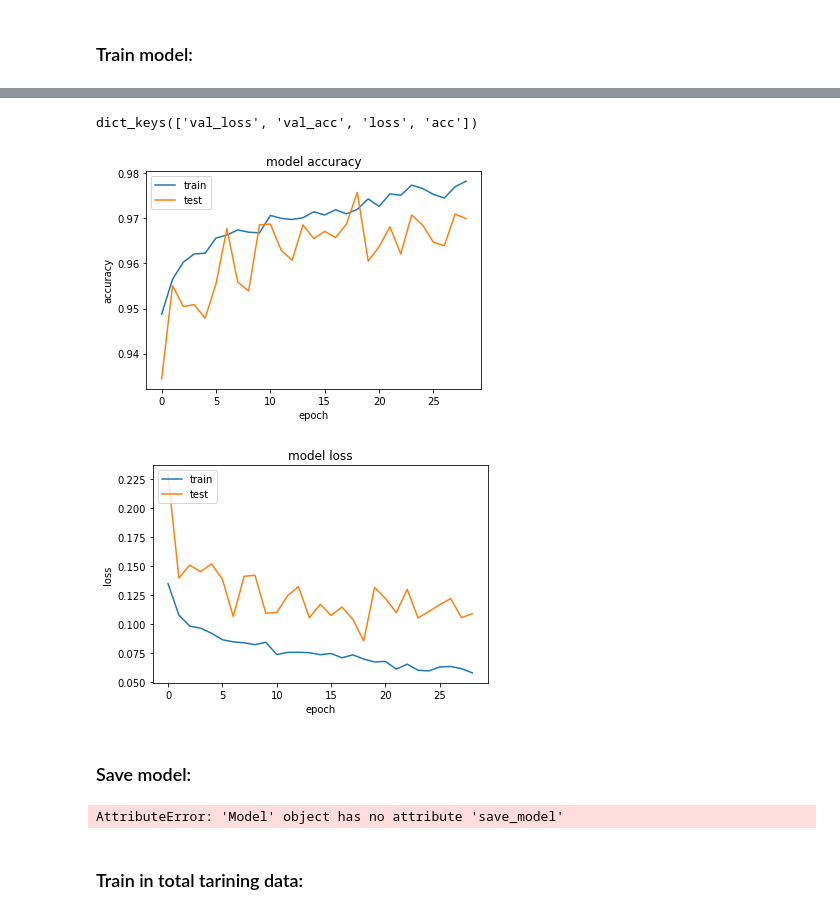
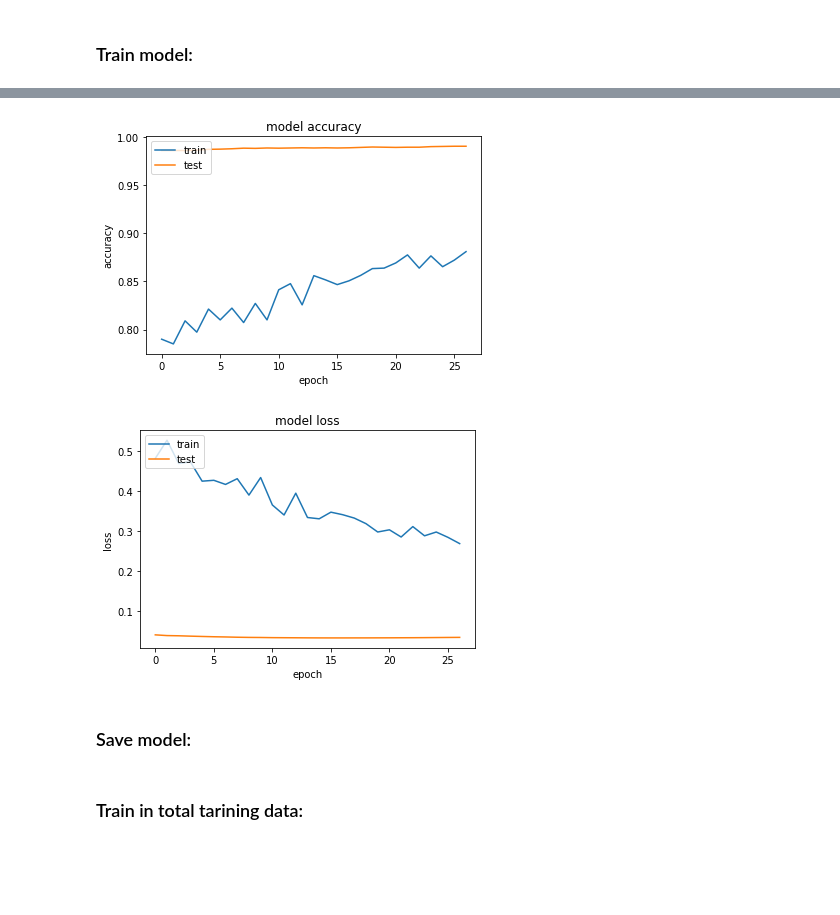
Before and after one commit to crj0322/dog_vs_cat, a Jupyter notebook: classification/single_model_fine_tune.ipynb, the cells around one changed output, grey strips where cells are left out. Drawn from its saved outputs; the diff is of its cells as text; code cells hidden in the pictures; blank space fills up the shorter version.

```diff
--- a/classification/single_model_fine_tune.ipynb
+++ b/classification/single_model_fine_tune.ipynb
@@ -20,13 +39,14 @@ Using TensorFlow backend.
 # %% [markdown]
 ### Read data:
 # %%
-batch_size = 32
+batch_size = 64
 input_size = (229, 229, 3)
 
-train_img_gen = ImageDataGenerator()
+train_img_gen =  ImageDataGenerator(rotation_range=40, width_shift_range=0.2, height_shift_range=0.2,
+                                    shear_range=0.2, zoom_range=0.2, horizontal_flip=True, fill_mode='nearest')
 val_img_gen = ImageDataGenerator()
 
-train_data_gen = train_img_gen.flow_from_directory('train_split', (input_size[0], input_size[1]), class_mode='binary', batch_size=batch_size)
+train_data_gen = train_img_gen.flow_from_directory('train_split', (input_size[0], input_size[1]), class_mode='binary', shuffle=True, batch_size=batch_size)
 val_data_gen = val_img_gen.flow_from_directory('val_split', (input_size[0], input_size[1]), class_mode='binary', shuffle=False, batch_size=batch_size)
 # %% [output]
 Found 19944 images belonging to 2 classes.
@@ -38,25 +58,19 @@ Found 4985 images belonging to 2 classes.
 x_input = Input(input_size)
 x_input = Lambda(xception.preprocess_input)(x_input)
 base_model = Xception(input_tensor=x_input, weights='imagenet', include_top=False)
-for layer in base_model.layers[:130]:
+for layer in base_model.layers[:-6]:
     layer.trainable = False
+for layer in base_model.layers[-6:]:
+    layer.trainable = True
 x = GlobalAveragePooling2D()(base_model.output)
 
 # top layers
-# top_model = load_model('Xception_top_layers.h5')
-
-top_model = Sequential()
-top_model.add(BatchNormalization(axis=1, name='top_bn_1', input_shape=(2048,)))
-top_model.add(Dropout(0.8))
-top_model.add(Dense(1024, activation=None, name='top_fc_1'))
-top_model.add(BatchNormalization(axis=1, name='top_bn_2'))
-top_model.add(Activation('relu'))
-top_model.add(Dropout(0.8))
-top_model.add(Dense(1, activation='sigmoid', name='top_sigmoid'))
-top_model.load_weights('Xception_top_layers_weights.h5')
-
-x = top_model(x)
+top_model = load_model('Xception_top_layers.h5')
+# x = Dropout(0.5)(x)
+x = Dense(1, activation='sigmoid', name='top_sigmoid', weights=top_model.get_weights())(x)
 
 model = Model(base_model.input, x)
-opt = optimizers.Adam(lr=1e-4, decay=1e-6)# momentum=0.9
+
+opt = optimizers.SGD(lr=1e-4, momentum=0.5, decay=1e-6)
+# opt = optimizers.Adam(lr=1e-4, decay=1e-6)
 model.compile(optimizer=opt, loss='binary_crossentropy', metrics=['accuracy'])
@@ -108,7 +112,6 @@ ________________________________________________________________________________
 # %%
 callbacks = [EarlyStopping(monitor='val_loss', patience=10, verbose=0, mode='min'),
              ModelCheckpoint(filepath='Xception_model.h5', monitor='val_loss', verbose=0, save_best_only=True)]
-
-history = model.fit_generator(train_data_gen, math.ceil(train_data_gen.samples/batch_size), epochs=50,
-                    validation_data=val_data_gen, validation_steps=math.ceil(val_data_gen.samples/batch_size), callbacks=callbacks)
+history = model.fit_generator(train_data_gen, steps_per_epoch=len(train_data_gen)/10, epochs=50,
+                              validation_data=val_data_gen, validation_steps=len(val_data_gen), callbacks=callbacks)
 # %% [output]
@@ -132,26 +135,8 @@ Epoch 17/50
-# %%
-# list all data in history
-print(history.history.keys())
-# summarize history for accuracy
-plt.plot(history.history['acc'])
-plt.plot(history.history['val_acc'])
-plt.title('model accuracy')
-plt.ylabel('accuracy')
-plt.xlabel('epoch')
-plt.legend(['train', 'test'], loc='upper left')
-plt.show()
-# summarize history for loss
-plt.plot(history.history['loss'])
-plt.plot(history.history['val_loss'])
-plt.title('model loss')
-plt.ylabel('loss')
-plt.xlabel('epoch')
-plt.legend(['train', 'test'], loc='upper left')
-plt.show()
-# %% [output]
-dict_keys(['val_loss', 'val_acc', 'loss', 'acc'])
-[figure, removed]
-[figure, removed]
+# %%
+plot_history(history)
+# %% [output]
+[figure, added]
+[figure, added]
 # %% [markdown]
 ### Save model:
 # %%
@@ -160,8 +145,6 @@ if os.path.isfile('Xception_model.h5'):
 
 model.save_model('Xception_model.h5')
 SVG(model_to_dot(model, show_shapes=True).create(prog='dot', format='svg'))
-# %% [output]
-AttributeError: 'Model' object has no attribute 'save_model'
 # %% [markdown]
 ### Train in total tarining data:
 # %%
```
Also changed, not shown: parts of 9 cells of this notebook, 4 other files.
